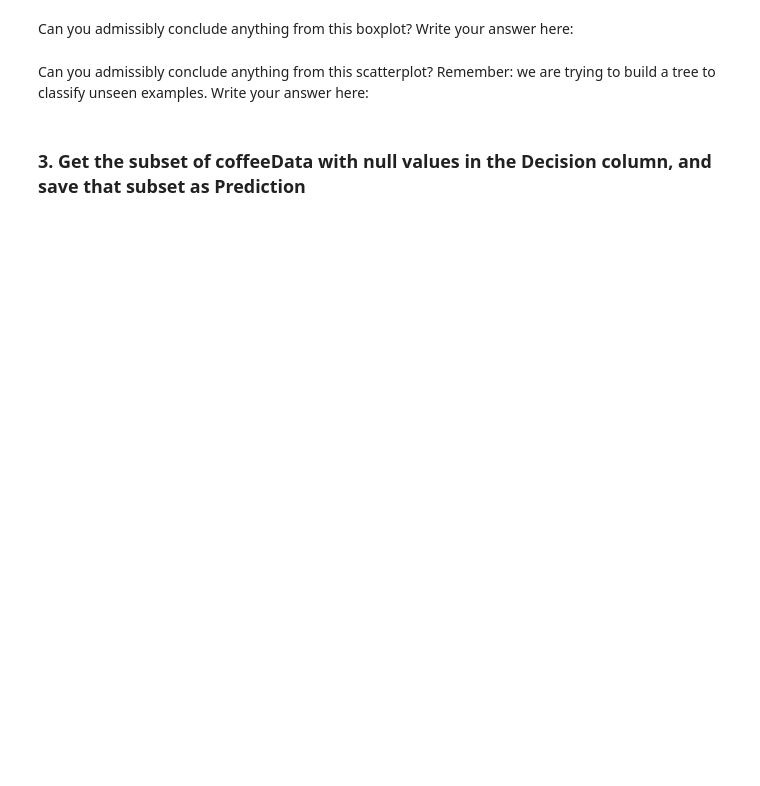
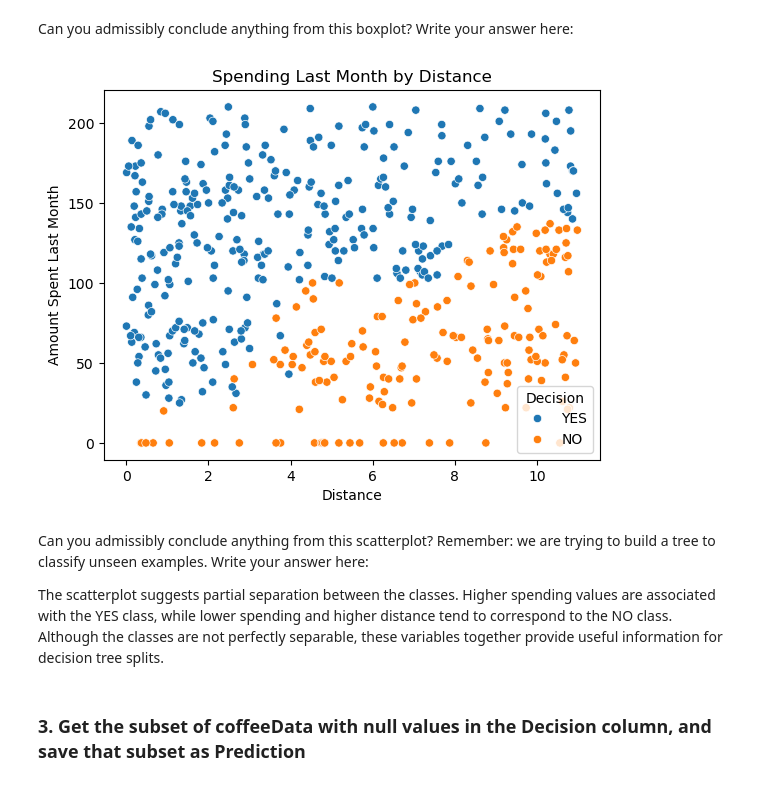
Before and after one commit to MIJUMBO/Decision-Tree---Specialty-Coffee-Case-Study, a Jupyter notebook: decision trees/Springboard Decision Tree Specialty Coffee Case Study - Tier 3.ipynb, the cells around one changed output. Drawn from its saved outputs; the diff is of its cells as text; code cells hidden in the pictures; blank space fills up the shorter version.

```diff
--- a/decision trees/Springboard Decision Tree Specialty Coffee Case Study - Tier 3.ipynb
+++ b/decision trees/Springboard Decision Tree Specialty Coffee Case Study - Tier 3.ipynb
@@ -256,9 +263,17 @@ plt.show()
 Can you admissibly conclude anything from this boxplot? Write your answer here:
 # %%
 # Make a scatterplot on NOPrediction, where x is distance, y is spent_last_month and hue is Decision
-_ _ _
+sns.scatterplot(y='spent_last_month', x='Distance',hue='Decision', data=NoPrediction)
+plt.title("Spending Last Month by Distance")
+plt.xlabel("Distance")
+plt.ylabel("Amount Spent Last Month")
+plt.show()
+# %% [output]
+[figure, added]
 # %% [markdown]
 Can you admissibly conclude anything from this scatterplot? Remember: we are trying to build a tree to classify unseen examples. Write your answer here:
+
+The scatterplot suggests partial separation between the classes. Higher spending values are associated with the YES class, while lower spending and higher distance tend to correspond to the NO class. Although the classes are not perfectly separable, these variables together provide useful information for decision tree splits.
 # %% [markdown]
 ### 3. Get the subset of coffeeData with null values in the Decision column, and save that subset as Prediction
 # %%
```
Also changed, not shown: parts of 49 cells of this notebook, 1 other file.
